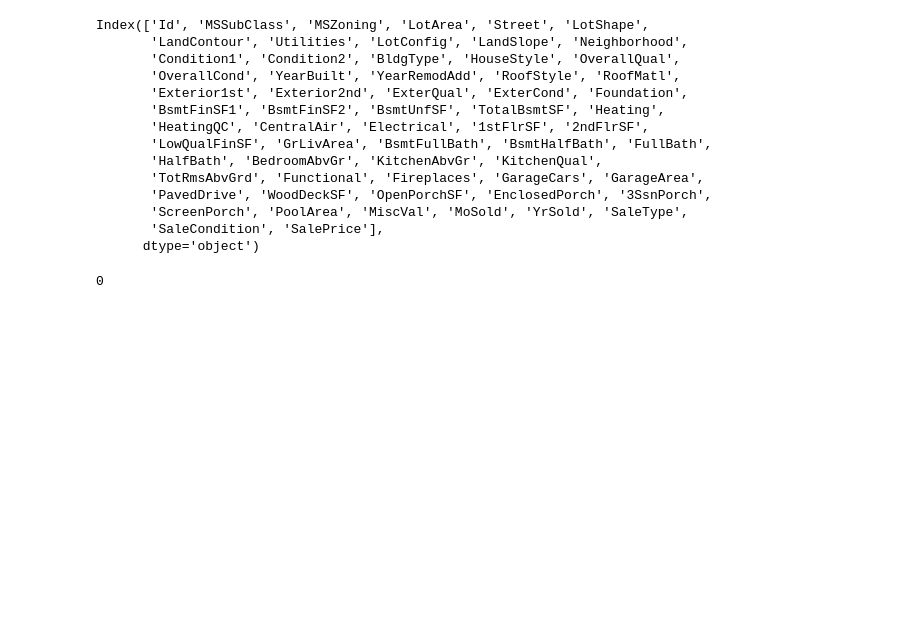
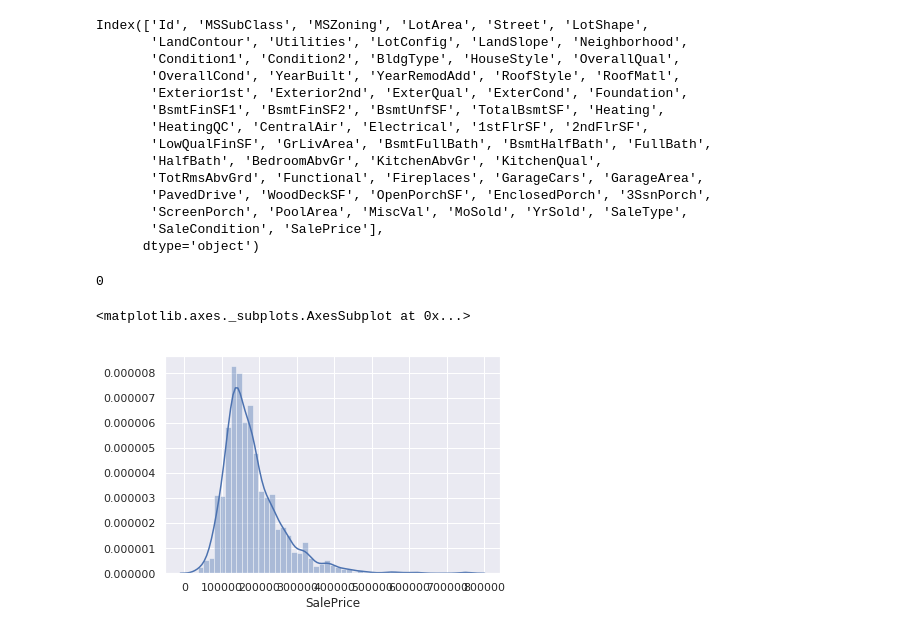
Before and after one commit to samuira/TechHubResearch, a Jupyter notebook: Kaggle/house-prices-advanced-regression-techniques/practice.ipynb, the cells around one changed output. Saved outputs shown, nothing was run; the diff lists cells and outputs as text; code cells hidden in the pictures; blank space fills up the shorter version.

Commit message:
house price

```diff
--- a/Kaggle/house-prices-advanced-regression-techniques/practice.ipynb
+++ b/Kaggle/house-prices-advanced-regression-techniques/practice.ipynb
@@ -330,0 +332,5 @@ df_train.isnull().sum().max()
+# %%
+sns.distplot(df_train.SalePrice)
+# %% [output]
+<matplotlib.axes._subplots.AxesSubplot at 0x...>
+[figure, added]
```
Also changed, not shown: parts of 21 cells of this notebook, 1 other file.
